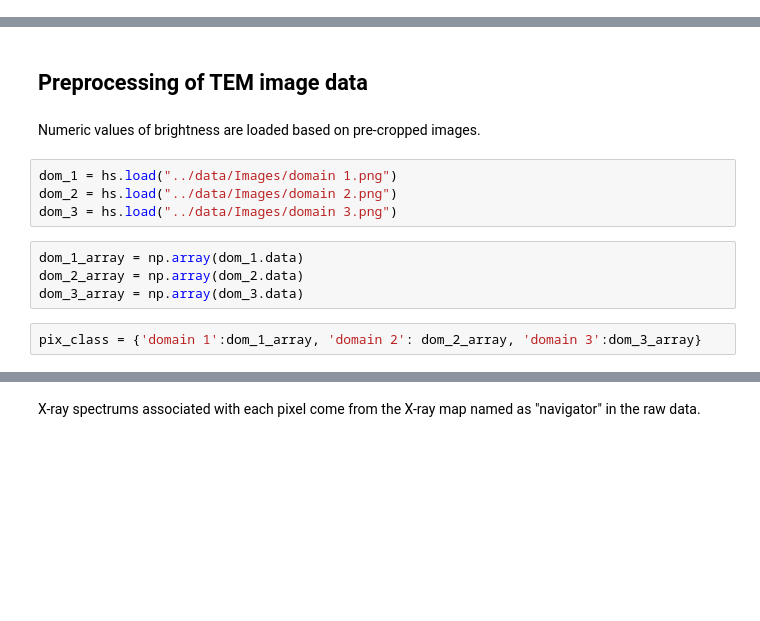
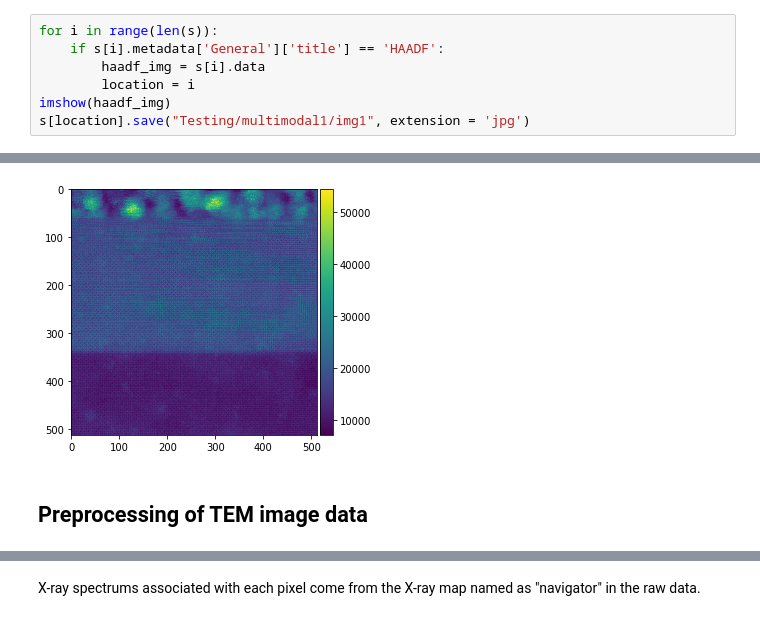
Before and after one commit to pnnl/Multimodal-Few-Shot, a Jupyter notebook: Notebooks/TEM data.ipynb, the cells around one changed output, grey strips where cells are left out. Saved outputs shown, nothing was run; the diff lists cells and outputs as text; blank space fills up the shorter version.

```diff
--- a/Notebooks/TEM data.ipynb
+++ b/Notebooks/TEM data.ipynb
@@ -35,0 +21,8 @@ Then we will be able to define the chemical composition, by examining that spect
+# %%
+for i in range(len(s)):
+    if s[i].metadata['General']['title'] == 'HAADF':
+        haadf_img = s[i].data
+        location = i
+imshow(haadf_img)
+s[location].save("Testing/multimodal1/img1", extension = 'jpg')
+# %% [output]
@@ -36,14 +30,3 @@ Then we will be able to define the chemical composition, by examining that spect
+[figure, added]
 # %% [markdown]
 ## Preprocessing of TEM image data
-# %% [markdown]
-Numeric values of brightness are loaded based on pre-cropped images.
-# %%
-dom_1 = hs.load("../data/Images/domain 1.png")
-dom_2 = hs.load("../data/Images/domain 2.png")
-dom_3 = hs.load("../data/Images/domain 3.png")
-# %%
-dom_1_array = np.array(dom_1.data)
-dom_2_array = np.array(dom_2.data)
-dom_3_array = np.array(dom_3.data)
-# %%
-pix_class = {'domain 1':dom_1_array, 'domain 2': dom_2_array, 'domain 3':dom_3_array}
```
Also changed, not shown: parts of 41 cells of this notebook, 18 other files.
